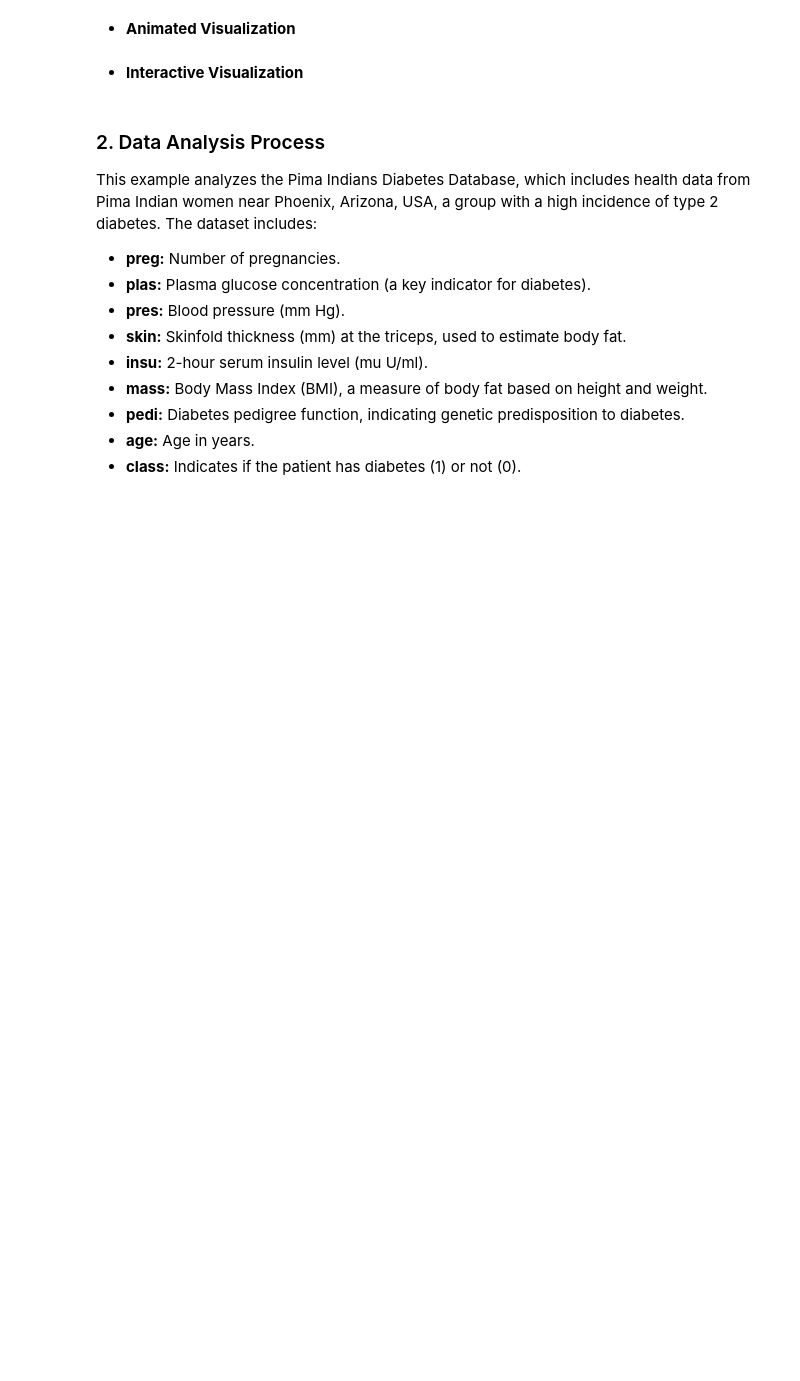
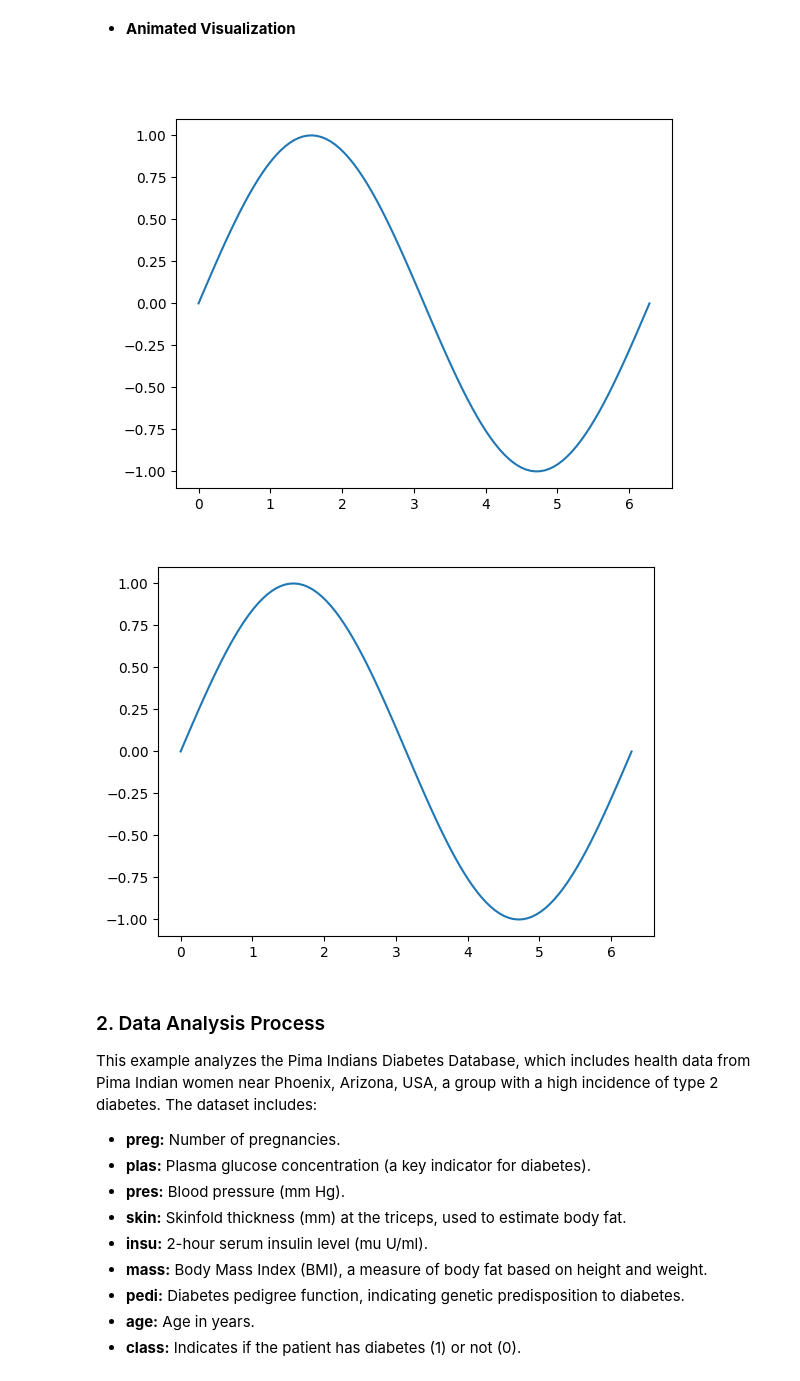
Before and after one commit to peyrone/PyAirPollution, a Jupyter notebook: DataAnalyticsBasicsTutorial.ipynb, the cells around one changed output. Drawn from its saved outputs; the diff is of its cells as text; code cells hidden in the pictures; blank space fills up the shorter version.

```diff
--- a/DataAnalyticsBasicsTutorial.ipynb
+++ b/DataAnalyticsBasicsTutorial.ipynb
@@ -118,22 +154,28 @@ plt.show()
 # %% [markdown]
 - **Animated Visualization**
 # %%
+from IPython.display import Image
 import matplotlib.animation as animation
 
 # Generating sine wave data
 x = np.linspace(0, 2*np.pi, 100)
 y = np.sin(x)
 
 fig, ax = plt.subplots()
 line, = ax.plot(x, y)
 
 def animate(i):
   line.set_ydata(np.sin(x + i / 10.0))  # update the data
   return line,
 
 # Create animation
-ani = animation.FuncAnimation(fig, animate, interval=50, blit=True)
+ani = animation.FuncAnimation(fig, animate, interval=50, blit=False)
 
-plt.show()
+# Save the animation as a GIF
+ani.save("Sine_Wave_Motion.gif", writer='imagemagick' or 'ffmpeg')
+
+# Display the GIF in the notebook
+Image(filename="Sine_Wave_Motion.gif")
+# %% [output]
+[figure, added]
+[figure, added]
-# %% [markdown]
-- **Interactive Visualization**
```
Also changed, not shown: parts of 17 cells of this notebook, 1 other file.
